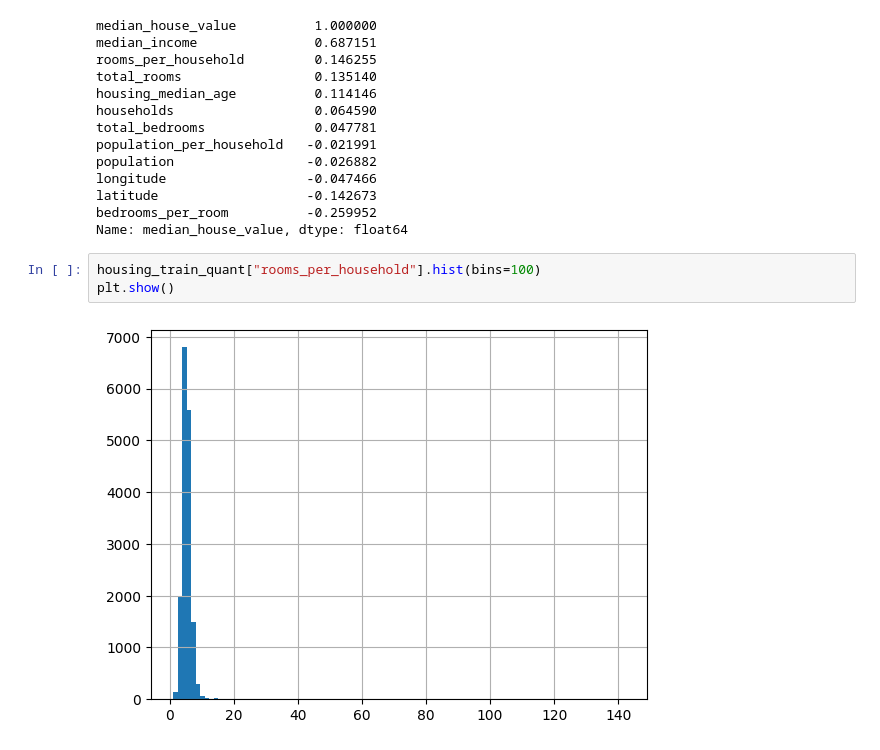
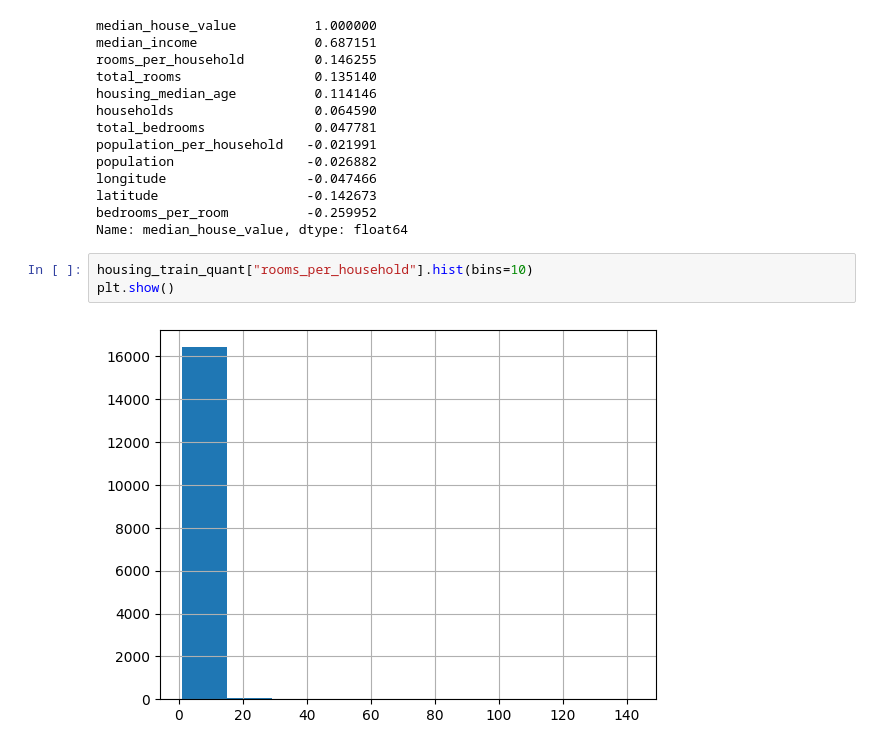
Before and after one commit to alinemitri/hands-on-ML-book, a Jupyter notebook: 02_project.ipynb, the cells around one changed output. Saved outputs shown, nothing was run; the diff lists cells and outputs as text.

```diff
--- a/02_project.ipynb
+++ b/02_project.ipynb
@@ -258,7 +258,7 @@ latitude                   -0.142673
 bedrooms_per_room          -0.259952
 Name: median_house_value, dtype: float64
 # %%
-housing_train_quant["rooms_per_household"].hist(bins=100)
+housing_train_quant["rooms_per_household"].hist(bins=10)
 plt.show()
 # %% [output]
-[figure, old version]
+[figure, new version]
```
Also changed, not shown: parts of 3 cells of this notebook.
